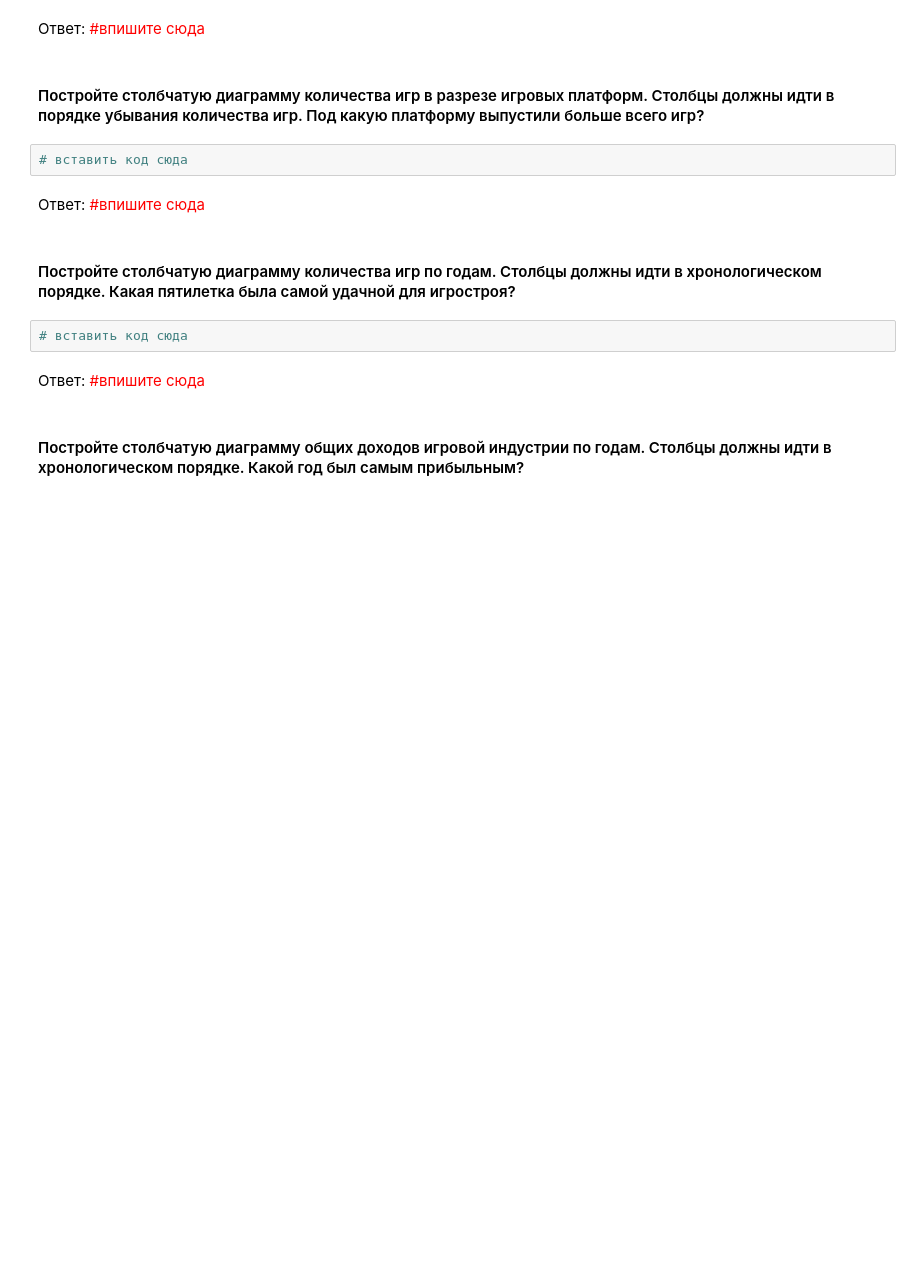
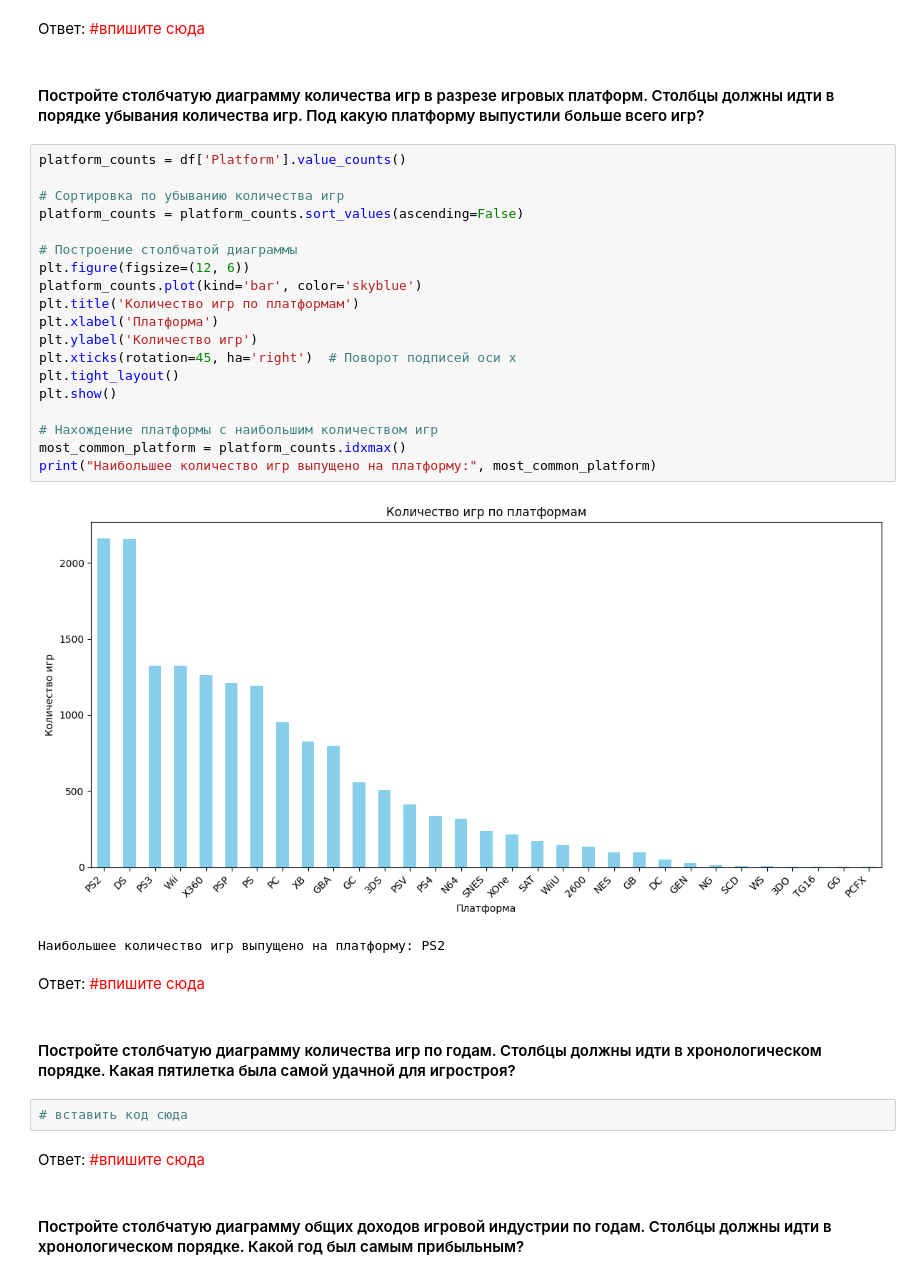
Before and after one commit to DortanMors/DataScienceLabs, a Jupyter notebook: lab_2.1_6407_ФоминВС.ipynb, the cells around one changed output. Drawn from its saved outputs; the diff is of its cells as text; blank space fills up the shorter version.

```diff
--- a/lab_2.1_6407_ФоминВС.ipynb
+++ b/lab_2.1_6407_ФоминВС.ipynb
@@ -163,8 +167,28 @@ plt.show()
 Ответ: <span style="color:red">#впишите сюда</span>
 # %% [markdown]
 #### Постройте столбчатую диаграмму количества игр в разрезе игровых платформ. Столбцы должны идти в порядке убывания количества игр. Под какую платформу выпустили больше всего игр?
-# %%
-# вставить код сюда
+# %%
+platform_counts = df['Platform'].value_counts()
+
+# Сортировка по убыванию количества игр
+platform_counts = platform_counts.sort_values(ascending=False)
+
+# Построение столбчатой диаграммы
+plt.figure(figsize=(12, 6))
+platform_counts.plot(kind='bar', color='skyblue')
+plt.title('Количество игр по платформам')
+plt.xlabel('Платформа')
+plt.ylabel('Количество игр')
+plt.xticks(rotation=45, ha='right')  # Поворот подписей оси x
+plt.tight_layout()
+plt.show()
+
+# Нахождение платформы с наибольшим количеством игр
+most_common_platform = platform_counts.idxmax()
+print("Наибольшее количество игр выпущено на платформу:", most_common_platform)
+# %% [output]
+[figure, added]
+Наибольшее количество игр выпущено на платформу: PS2
 # %% [markdown]
 Ответ: <span style="color:red">#впишите сюда</span>
 # %% [markdown]
```
Also changed, not shown: parts of 1 cell of this notebook.
